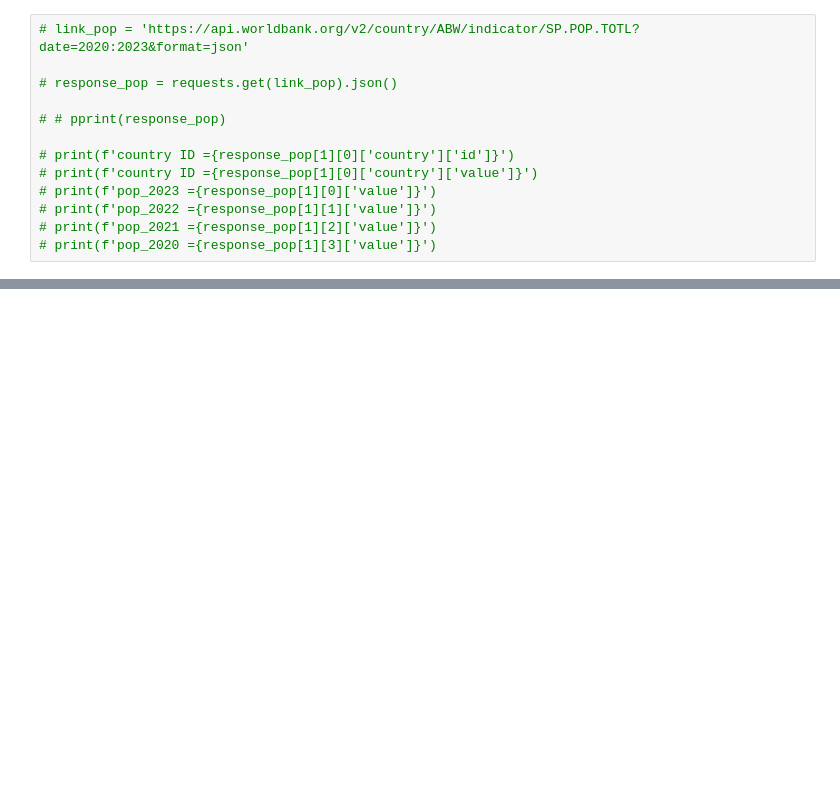
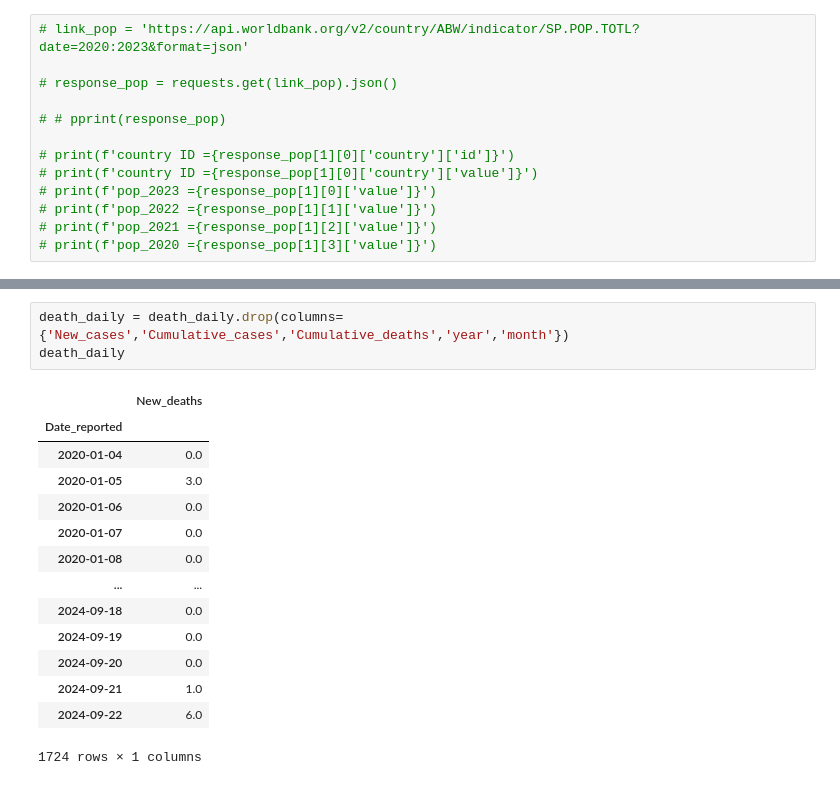
Before and after one commit to nazimben25/project1_group2, a Jupyter notebook: nazim/q4_death_vs_vaccination.ipynb, the cells around one changed output, grey strips where cells are left out. Drawn from its saved outputs; the diff is of its cells as text; blank space fills up the shorter version.

```diff
--- a/nazim/q4_death_vs_vaccination.ipynb
+++ b/nazim/q4_death_vs_vaccination.ipynb
@@ -807,0 +833,18 @@ NameError: name 'requests' is not defined
+# %%
+death_daily = death_daily.drop(columns= {'New_cases','Cumulative_cases','Cumulative_deaths','year','month'})
+death_daily
+# %% [output]
+|  | New_deaths |
+| Date_reported |  |
+| 2020-01-04 | 0.0 |
+| 2020-01-05 | 3.0 |
+| 2020-01-06 | 0.0 |
+| 2020-01-07 | 0.0 |
+| 2020-01-08 | 0.0 |
+| ... | ... |
+| 2024-09-18 | 0.0 |
+| 2024-09-19 | 0.0 |
+| 2024-09-20 | 0.0 |
+| 2024-09-21 | 1.0 |
+| 2024-09-22 | 6.0 |
+1724 rows × 1 columns
```
Also changed, not shown: parts of 12 cells of this notebook, 1 other file.
